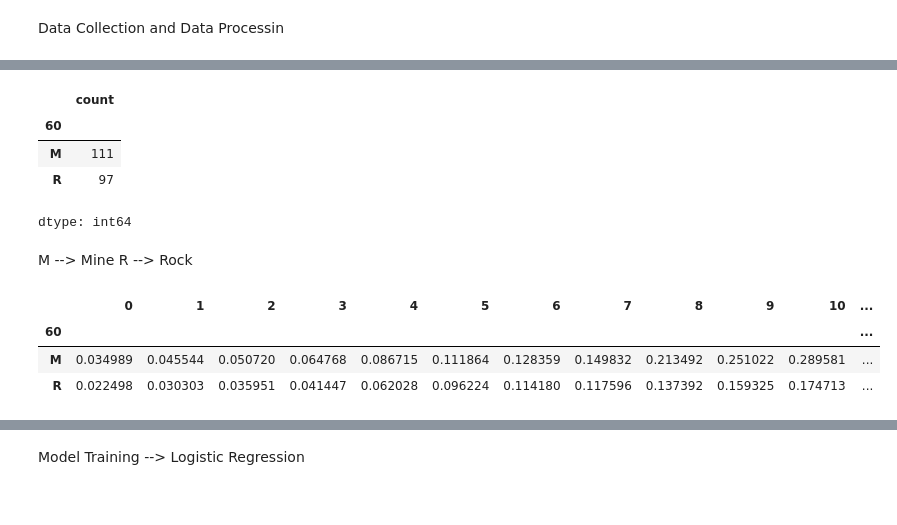
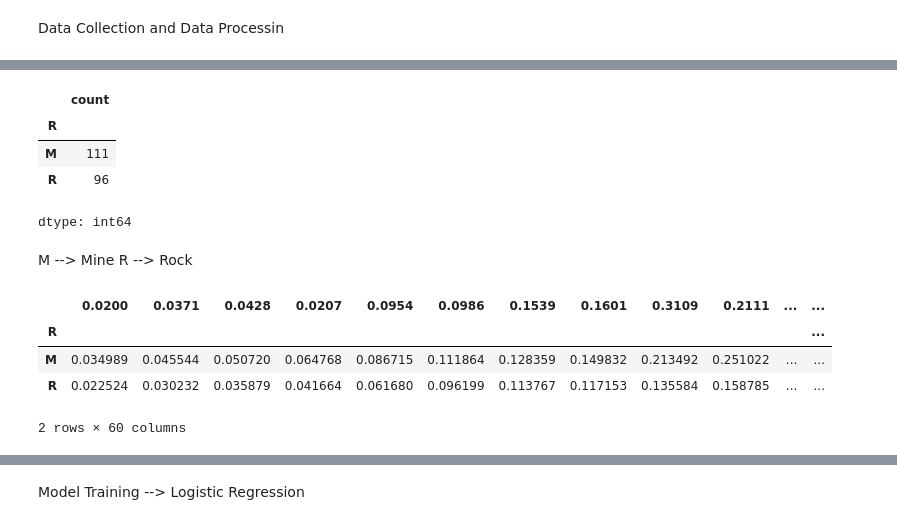
Before and after one commit to Bhanu764749/Mini-ML-Projects-, a Jupyter notebook: Rock_VS_Mine_Prediction.ipynb, the cells around one changed output, grey strips where cells are left out. Saved outputs shown, nothing was run; the diff lists cells and outputs as text; code cells hidden in the pictures.

```diff
--- a/Rock_VS_Mine_Prediction.ipynb
+++ b/Rock_VS_Mine_Prediction.ipynb
@@ -12,7 +12,7 @@ from sklearn.metrics import accuracy_score
 Data Collection and Data Processin
 # %%
 #loading the dataset to a pandas Dataframe
-sonar_data = pd.read_csv('/content/sonar data.csv', header =None)
+sonar_data = pd.read_csv('/content/sonar_data.csv')
 # %%
 sonar_data.head()
 # %% [output]
@@ -70,20 +44,21 @@ sonar_data.describe() #describe -->statistical measures of the data
 # %%
-sonar_data[60].value_counts()
+sonar_data['R'].value_counts()
 # %% [output]
 |  | count |
-| 60 |  |
+| R |  |
 | M | 111 |
-| R | 97 |
+| R | 96 |
 dtype: int64
 # %% [markdown]
 M --> Mine
 R --> Rock
 # %%
-sonar_data.groupby(60).mean()
+sonar_data.groupby('R').mean()
 # %% [output]
-|  | 0 | 1 | 2 | 3 | 4 | 5 | 6 | 7 | 8 | 9 | 10 | ... |
-| 60 |  |  |  |  |  |  |  |  |  |  |  | ... |
-| M | 0.034989 | 0.045544 | 0.050720 | 0.064768 | 0.086715 | 0.111864 | 0.128359 | 0.149832 | 0.213492 | 0.251022 | 0.289581 | ... |
-| R | 0.022498 | 0.030303 | 0.035951 | 0.041447 | 0.062028 | 0.096224 | 0.114180 | 0.117596 | 0.137392 | 0.159325 | 0.174713 | ... |
+|  | 0.0200 | 0.0371 | 0.0428 | 0.0207 | 0.0954 | 0.0986 | 0.1539 | 0.1601 | 0.3109 | 0.2111 | ... | ... |
+| R |  |  |  |  |  |  |  |  |  |  |  | ... |
+| M | 0.034989 | 0.045544 | 0.050720 | 0.064768 | 0.086715 | 0.111864 | 0.128359 | 0.149832 | 0.213492 | 0.251022 | ... | ... |
+| R | 0.022524 | 0.030232 | 0.035879 | 0.041664 | 0.061680 | 0.096199 | 0.113767 | 0.117153 | 0.135584 | 0.158785 | ... | ... |
+2 rows × 60 columns
 # %%
 # seperating data and labels
```
Also changed, not shown: parts of 12 cells of this notebook.
